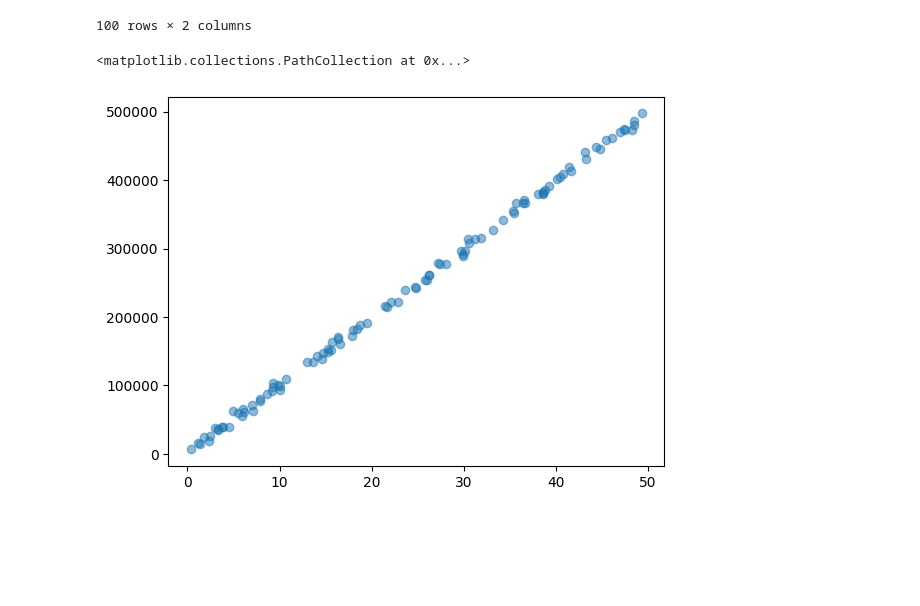
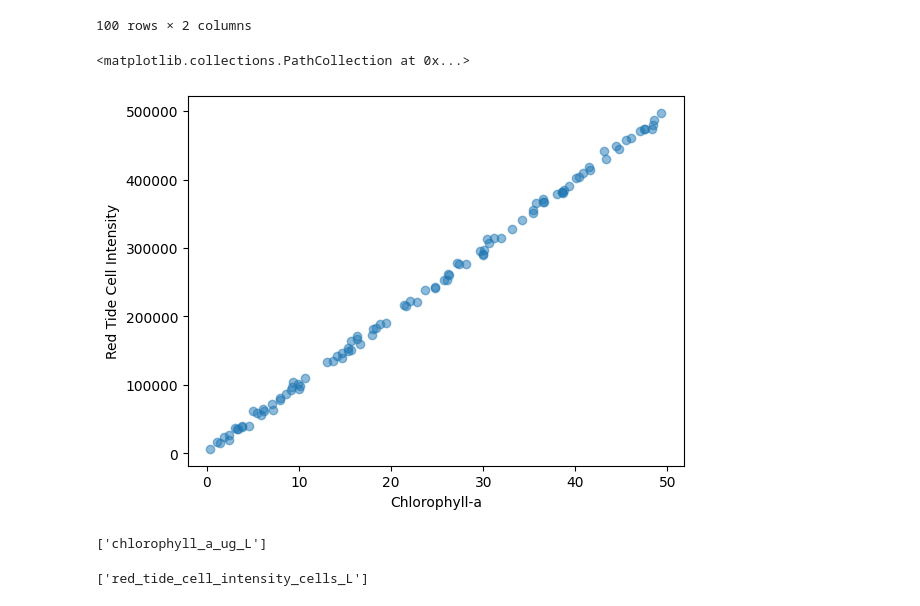
Before and after one commit to theinquisitorjif/redtideml, a Jupyter notebook: redtidelinml.ipynb, the cells around one changed output. Drawn from its saved outputs; the diff is of its cells as text; code cells hidden in the pictures; blank space fills up the shorter version.

```diff
--- a/redtidelinml.ipynb
+++ b/redtidelinml.ipynb
@@ -25,7 +25,9 @@ df
 | 99 | 5.483782 | 58973.73831 |
 100 rows × 2 columns
 # %%
+plt.xlabel('Chlorophyll-a')
+plt.ylabel('Red Tide Cell Intensity')
 plt.scatter(df.chlorophyll_a_ug_L, df.red_tide_cell_intensity_cells_L, alpha=.5)
 # %% [output]
 <matplotlib.collections.PathCollection at 0x...>
-[figure, old version]
+[figure, new version]
@@ -31,0 +37,8 @@ plt.scatter(df.chlorophyll_a_ug_L, df.red_tide_cell_intensity_cells_L, alpha=.5)
+# %%
+df.feature_names
+# %% [output]
+['chlorophyll_a_ug_L']
+# %%
+df.target_names
+# %% [output]
+['red_tide_cell_intensity_cells_L']
```
Also changed, not shown: parts of 16 cells of this notebook.
